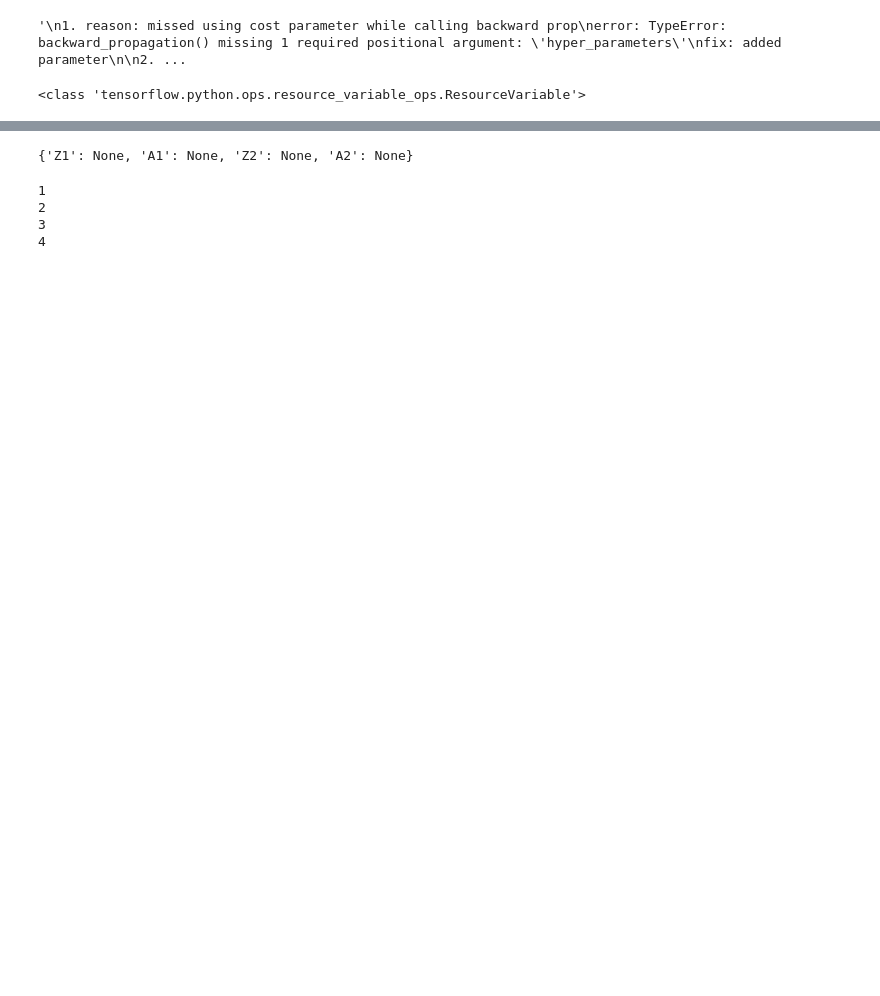
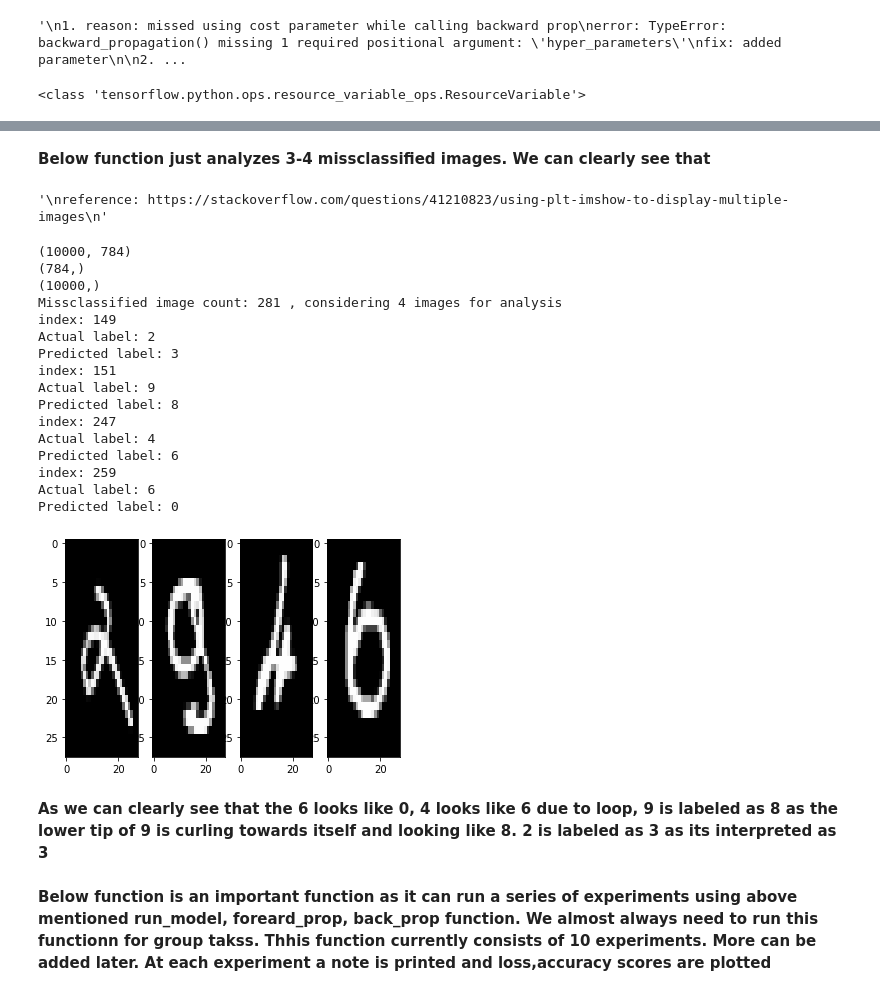
Before and after one commit to surajsrivathsa/ovgu_deeplearning, a Jupyter notebook: Assignment_1_Let_the_Tensors_Flow.ipynb, the cells around one changed output, grey strips where cells are left out. Saved outputs shown, nothing was run; the diff lists cells and outputs as text; code cells hidden in the pictures; blank space fills up the shorter version.

```diff
--- a/Assignment_1_Let_the_Tensors_Flow.ipynb
+++ b/Assignment_1_Let_the_Tensors_Flow.ipynb
@@ -466,12 +428,0 @@ plot_figures(hyper_parameters, report_dict)
-# %%
-print(activations)
-# %% [output]
-{'Z1': None, 'A1': None, 'Z2': None, 'A2': None}
-# %%
-for i in range(1, 8, 2):
-    print(i//2 + 1)
-# %% [output]
-1
-2
-3
-4
@@ -484,0 +429,56 @@ B2 = tf.Variable(initial_value=np.random.rand(1, 10), dtype = tf.float32)
+# %% [markdown]
+**Below function just analyzes 3-4 missclassified images. We can clearly see that**
+# %%
+def print_mislabeled_images(test_images, features, actual_labels, predicted_labels, classes=[0,1,2,3,4,5,6,7,8,9]):
+
+    # Collect missclassified indiceswhich can be used to filter test data for only the data which has been mis classified later
+    misclassified_indices = np.asarray(np.where(actual_labels != predicted_labels))
+
+    print(features.shape)
+    print(features[8,].shape)
+    print(predicted_labels.shape)
+
+    f = plt.figure()
+    num_images = len(misclassified_indices[0])
+    lst = misclassified_indices[0]
+    print("Missclassified image count: " + str(num_images) + " , considering 4 images for analysis")
+
+    # Just print 4 missclassified images
+    for i in range(4):
+        print("index: " + str(lst[i]))
+        print("Actual label: " + str(actual_labels[lst[i]]))
+        print("Predicted label: " + str(predicted_labels[lst[i]].numpy()))
+        f.add_subplot(1, 4, i + 1)
+
+        plt.imshow(X = test_images[lst[i]], cmap="Greys_r", aspect = "auto",interpolation="nearest")
+
+"""
+reference: https://stackoverflow.com/questions/41210823/using-plt-imshow-to-display-multiple-images
+"""
+# %% [output]
+'\nreference: https://stackoverflow.com/questions/41210823/using-plt-imshow-to-display-multiple-images\n'
+# %%
+# Run this as part of single expermient and not group. Use run_experiment function for other purposes
+print_mislabeled_images(test_images, data.test_data, data.test_labels, predicted_labels,[0,1,2,3,4,5,6,7,8,9])
+# %% [output]
+(10000, 784)
+(784,)
+(10000,)
+Missclassified image count: 281 , considering 4 images for analysis
+index: 149
+Actual label: 2
+Predicted label: 3
+index: 151
+Actual label: 9
+Predicted label: 8
+index: 247
+Actual label: 4
+Predicted label: 6
+index: 259
+Actual label: 6
+Predicted label: 0
+[figure, added]
+# %% [markdown]
+**As we can clearly see that the 6 looks like 0, 4 looks like 6 due to loop, 9 is labeled as 8 as the lower tip of 9 is curling towards itself and looking like 8. 2 is labeled as 3 as its interpreted as 3**
+# %% [markdown]
+**Below function is an important function as it can run a series of experiments using above mentioned run_model, foreard_prop, back_prop function. We almost always need to run this functionn for group takss. Thhis function currently consists of 10 experiments. More can be added later. At each experiment a note is printed and loss,accuracy scores are plotted**
```
Also changed, not shown: parts of 43 cells of this notebook.
